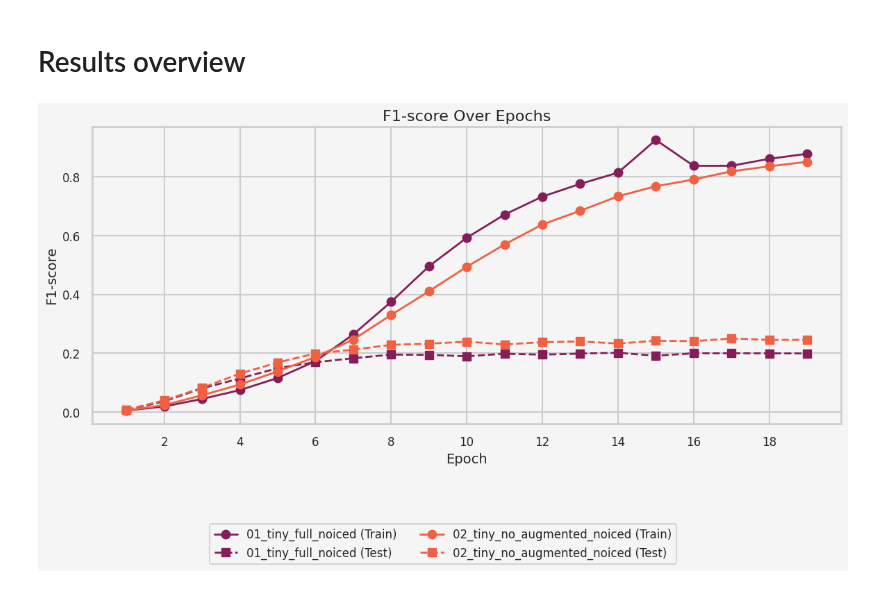
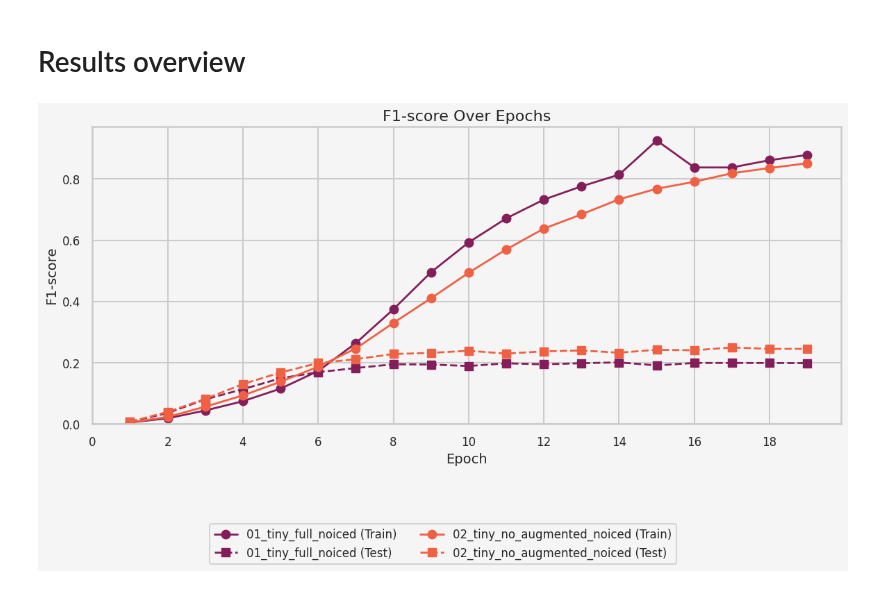
Before and after one commit to Davee02/HSLU.DSPRO1.BirdDetection, a Jupyter notebook: notebooks/09-report-visualizations.ipynb, the cells around one changed output. Cells and saved outputs as stored; diff of their text form; code cells hidden in the pictures.

```diff
--- a/notebooks/09-report-visualizations.ipynb
+++ b/notebooks/09-report-visualizations.ipynb
@@ -1,11 +10,9 @@
+# %%
+palette_name = "rocket"
 # %% [markdown]
 # Results overview
 # %%
-import os
-import json
-import matplotlib.pyplot as plt
-import seaborn as sns
-from matplotlib.ticker import MaxNLocator
+
 
 sns.set_theme(style="whitegrid", context="talk", palette="rocket")
 plt.style.use('reports.mplstyle')
@@ -43,7 +50,7 @@ if len(metrics) == 1:
 else:
     axes = ax
 
-color_palette = sns.color_palette("rocket", n_colors=len(model_names))
+color_palette = sns.color_palette(palette_name, n_colors=len(model_names))
 
 for i, m in enumerate(metrics):
     current_ax = axes[i]
@@ -57,31 +64,33 @@ for i, m in enumerate(metrics):
         current_ax.plot(
             epochs, train_values,
             label=f"{model_name} (Train)",
             marker='o',
             linestyle='-',
             linewidth=2,
             color=color
         )
 
         current_ax.plot(
             epochs, test_values,
             label=f"{model_name} (Test)",
             marker='s',
             linestyle='--',
             linewidth=2,
             color=color
         )
 
     current_ax.set_title(f"{m.capitalize()} Over Epochs")
     current_ax.set_xlabel("Epoch")
     current_ax.set_ylabel(m.capitalize())
     current_ax.xaxis.set_major_locator(MaxNLocator(integer=True))
+    current_ax.set_ylim(bottom=0)
+    current_ax.set_xlim(left=0)
 
 handles, labels = axes[-1].get_legend_handles_labels()
 fig.legend(handles, labels, loc='lower center', ncol=2, bbox_to_anchor=(0.5, -0.15))
 
 plt.tight_layout()
 plt.subplots_adjust(bottom=0.2)
 plt.show()
 # %% [output]
-[figure, old version]
+[figure, new version]
```
Also changed, not shown: parts of 3 cells of this notebook.
